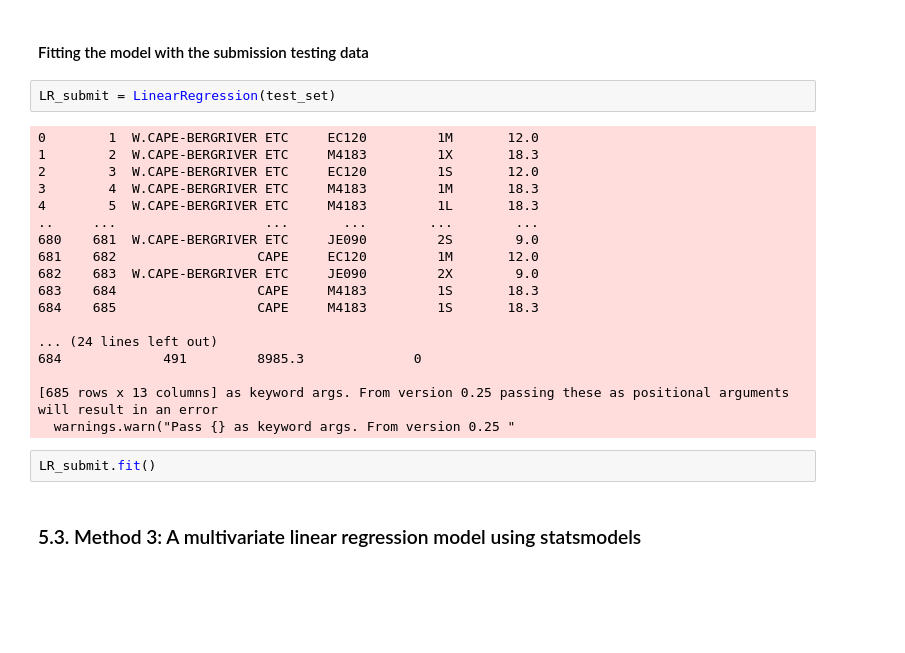
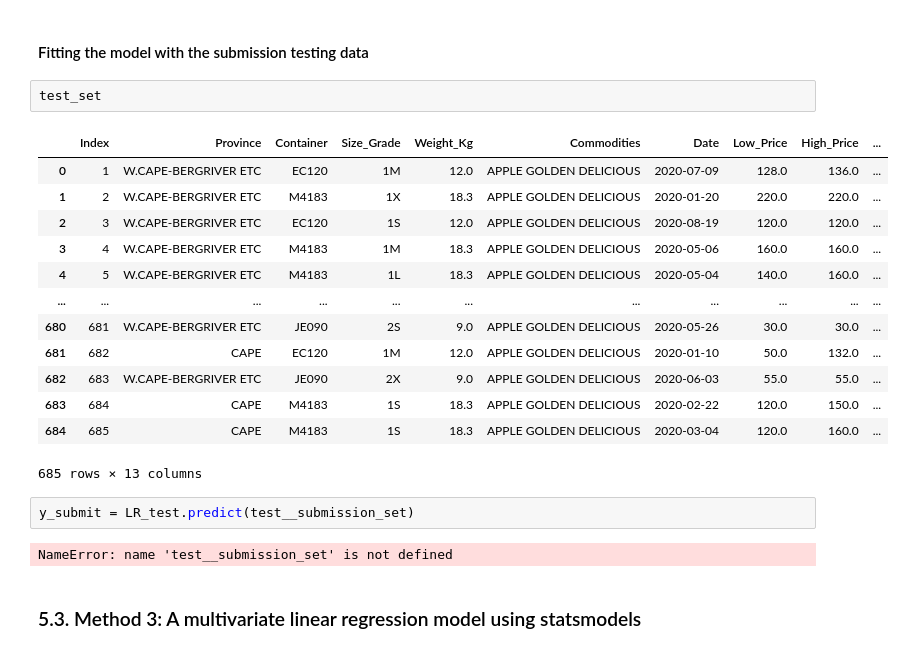
Before and after one commit to lkrump7/regression-apples-predict-api-template, a Jupyter notebook: Linear Regression team TS2.ipynb, the cells around one changed output. Cells and saved outputs as stored; diff of their text form; blank space fills up the shorter version.

```diff
--- a/Linear Regression team TS2.ipynb
+++ b/Linear Regression team TS2.ipynb
@@ -525,28 +545,26 @@ print('The RMSE of the test data is: ' + str(RMSE))
 The RMSE of the test data is: 1.4053982325173255
 # %% [markdown]
 #### Fitting the model with the submission testing data
-# %%
-LR_submit = LinearRegression(test_set)
-# %% [output]
-0        1  W.CAPE-BERGRIVER ETC     EC120         1M       12.0
-1        2  W.CAPE-BERGRIVER ETC     M4183         1X       18.3
-2        3  W.CAPE-BERGRIVER ETC     EC120         1S       12.0
-3        4  W.CAPE-BERGRIVER ETC     M4183         1M       18.3
-4        5  W.CAPE-BERGRIVER ETC     M4183         1L       18.3
-..     ...                   ...       ...        ...        ...
-680    681  W.CAPE-BERGRIVER ETC     JE090         2S        9.0
-681    682                  CAPE     EC120         1M       12.0
-682    683  W.CAPE-BERGRIVER ETC     JE090         2X        9.0
-683    684                  CAPE     M4183         1S       18.3
-684    685                  CAPE     M4183         1S       18.3
-
-... (24 lines left out)
-684             491         8985.3              0
-
-[685 rows x 13 columns] as keyword args. From version 0.25 passing these as positional arguments will result in an error
-  warnings.warn("Pass {} as keyword args. From version 0.25 "
-# %%
-LR_submit.fit()
+# %%
+test_set
+# %% [output]
+|  | Index | Province | Container | Size_Grade | Weight_Kg | Commodities | Date | Low_Price | High_Price | ... |
+| 0 | 1 | W.CAPE-BERGRIVER ETC | EC120 | 1M | 12.0 | APPLE GOLDEN DELICIOUS | 2020-07-09 | 128.0 | 136.0 | ... |
+| 1 | 2 | W.CAPE-BERGRIVER ETC | M4183 | 1X | 18.3 | APPLE GOLDEN DELICIOUS | 2020-01-20 | 220.0 | 220.0 | ... |
+| 2 | 3 | W.CAPE-BERGRIVER ETC | EC120 | 1S | 12.0 | APPLE GOLDEN DELICIOUS | 2020-08-19 | 120.0 | 120.0 | ... |
+| 3 | 4 | W.CAPE-BERGRIVER ETC | M4183 | 1M | 18.3 | APPLE GOLDEN DELICIOUS | 2020-05-06 | 160.0 | 160.0 | ... |
+| 4 | 5 | W.CAPE-BERGRIVER ETC | M4183 | 1L | 18.3 | APPLE GOLDEN DELICIOUS | 2020-05-04 | 140.0 | 160.0 | ... |
+| ... | ... | ... | ... | ... | ... | ... | ... | ... | ... | ... |
+| 680 | 681 | W.CAPE-BERGRIVER ETC | JE090 | 2S | 9.0 | APPLE GOLDEN DELICIOUS | 2020-05-26 | 30.0 | 30.0 | ... |
+| 681 | 682 | CAPE | EC120 | 1M | 12.0 | APPLE GOLDEN DELICIOUS | 2020-01-10 | 50.0 | 132.0 | ... |
+| 682 | 683 | W.CAPE-BERGRIVER ETC | JE090 | 2X | 9.0 | APPLE GOLDEN DELICIOUS | 2020-06-03 | 55.0 | 55.0 | ... |
+| 683 | 684 | CAPE | M4183 | 1S | 18.3 | APPLE GOLDEN DELICIOUS | 2020-02-22 | 120.0 | 150.0 | ... |
+| 684 | 685 | CAPE | M4183 | 1S | 18.3 | APPLE GOLDEN DELICIOUS | 2020-03-04 | 120.0 | 160.0 | ... |
+685 rows × 13 columns
+# %%
+y_submit = LR_test.predict(test__submission_set)
+# %% [output]
+NameError: name 'test__submission_set' is not defined
 # %% [markdown]
 ### 5.3. Method 3: A multivariate linear regression model using statsmodels
 # %% [markdown]
```
Also changed, not shown: parts of 1 cell of this notebook.
